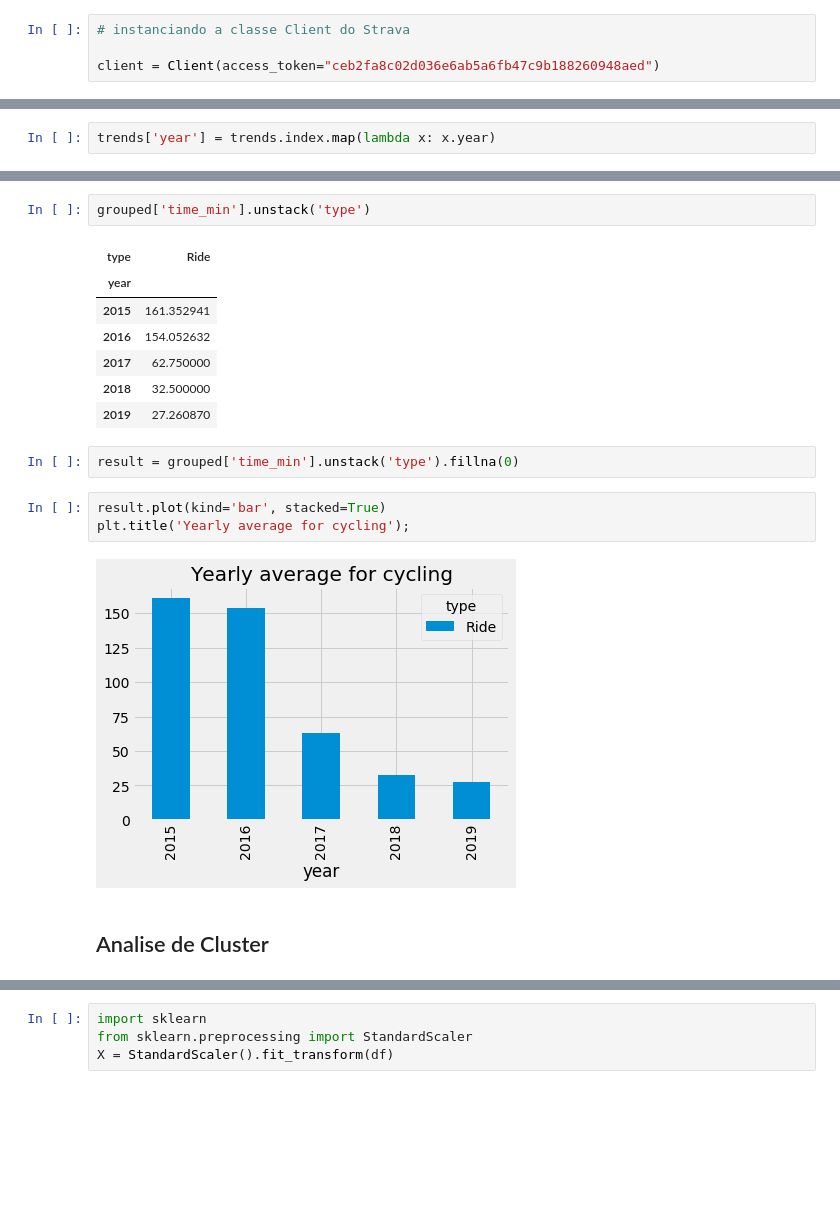
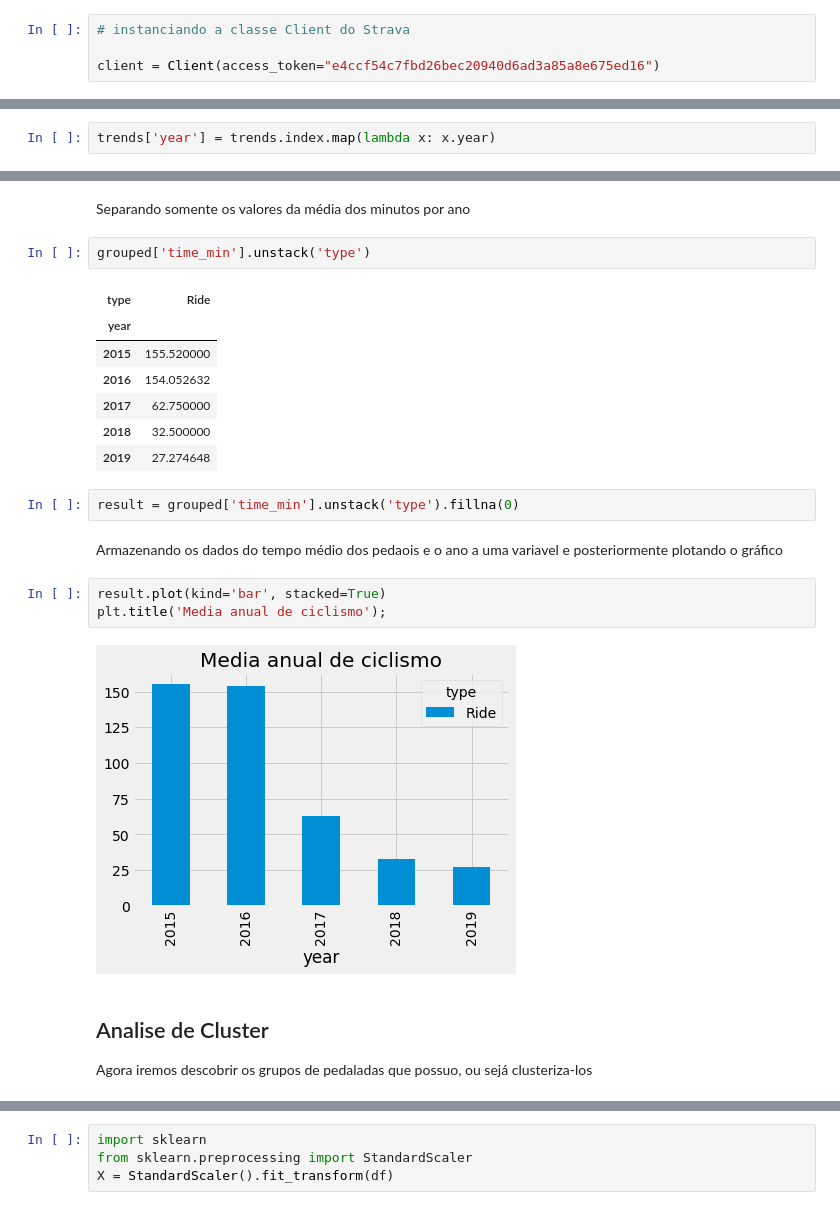
Before and after one commit to 666Dourado/Analise-Dados-Strava-Colab, a Jupyter notebook: Analise_Strava.ipynb, the cells around one changed output, grey strips where cells are left out. Drawn from its saved outputs; the diff is of its cells as text; blank space fills up the shorter version.

```diff
--- a/Analise_Strava.ipynb
+++ b/Analise_Strava.ipynb
@@ -42,7 +42,7 @@ Podemos então passar o token de acesso e criar uma nova instancia do Client
 # %%
 # instanciando a classe Client do Strava
 
-client = Client(access_token="ceb2fa8c02d036e6ab5a6fb47c9b188260948aed")
+client = Client(access_token="e4ccf54c7fbd26bec20940d6ad3a85a8e675ed16")
 # %% [markdown]
 Nesse exemplo usaremos apenas dados correspondentes às atividades, sendo assim usaremos o *get_activities()* que é um método do objeto Client
 # %%
@@ -397,20 +434,26 @@ grouped['time_min'].plot(kind='bar');
+# %% [markdown]
+Separando somente os valores da média dos minutos por ano
 # %%
 grouped['time_min'].unstack('type')
 # %% [output]
 | type | Ride |
 | year |  |
-| 2015 | 161.352941 |
+| 2015 | 155.520000 |
 | 2016 | 154.052632 |
 | 2017 | 62.750000 |
 | 2018 | 32.500000 |
-| 2019 | 27.260870 |
+| 2019 | 27.274648 |
 # %%
 result = grouped['time_min'].unstack('type').fillna(0)
+# %% [markdown]
+Armazenando os dados do tempo médio dos pedaois e o ano a uma variavel e posteriormente plotando o gráfico
 # %%
 result.plot(kind='bar', stacked=True)
-plt.title('Yearly average for cycling');
+plt.title('Media anual de ciclismo');
 # %% [output]
-[figure, old version]
+[figure, new version]
-# %% [markdown]
-## Analise de Cluster
+# %% [markdown]
+## Analise de Cluster
+
+Agora iremos descobrir os grupos de pedaladas que possuo, ou sejá clusteriza-los
 # %%
```
Also changed, not shown: parts of 69 cells of this notebook.
